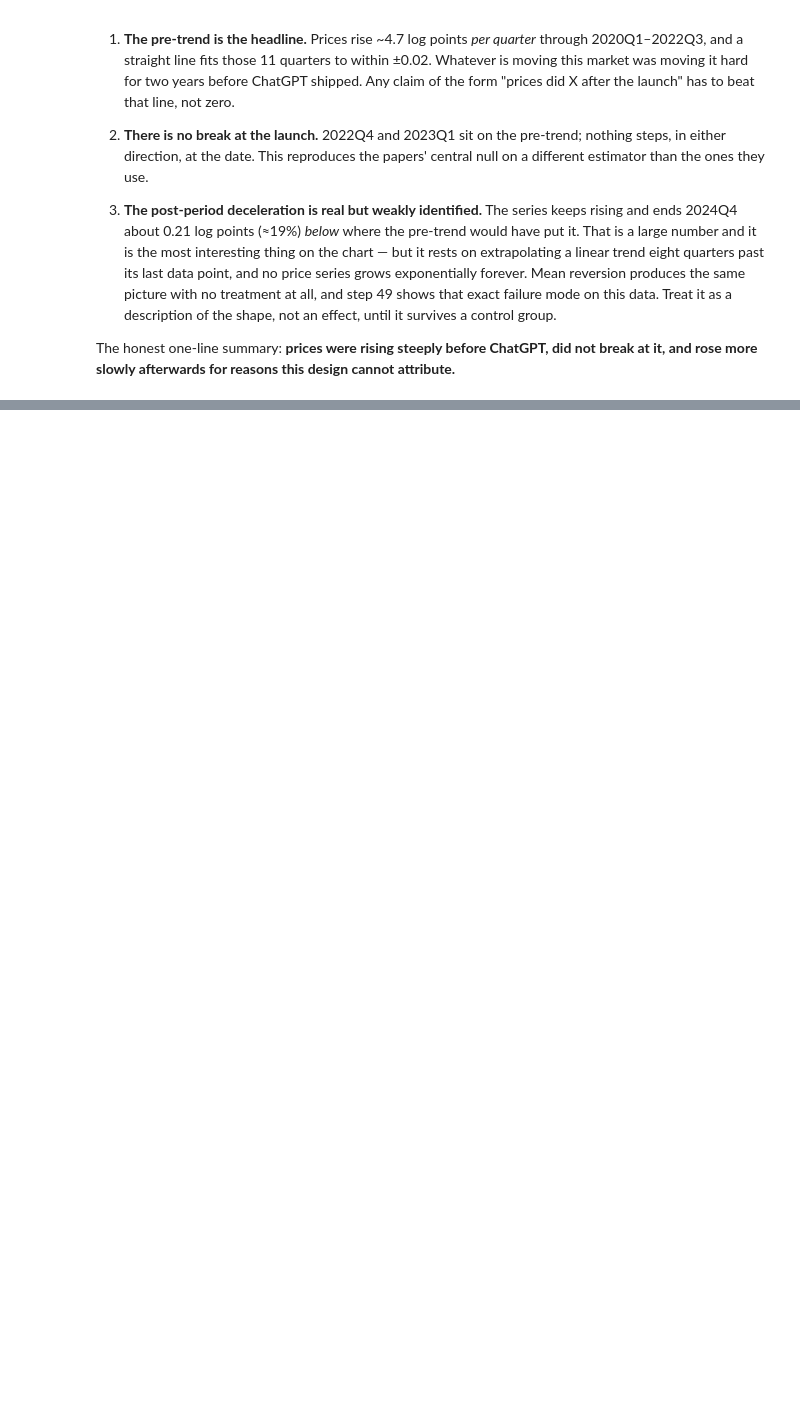
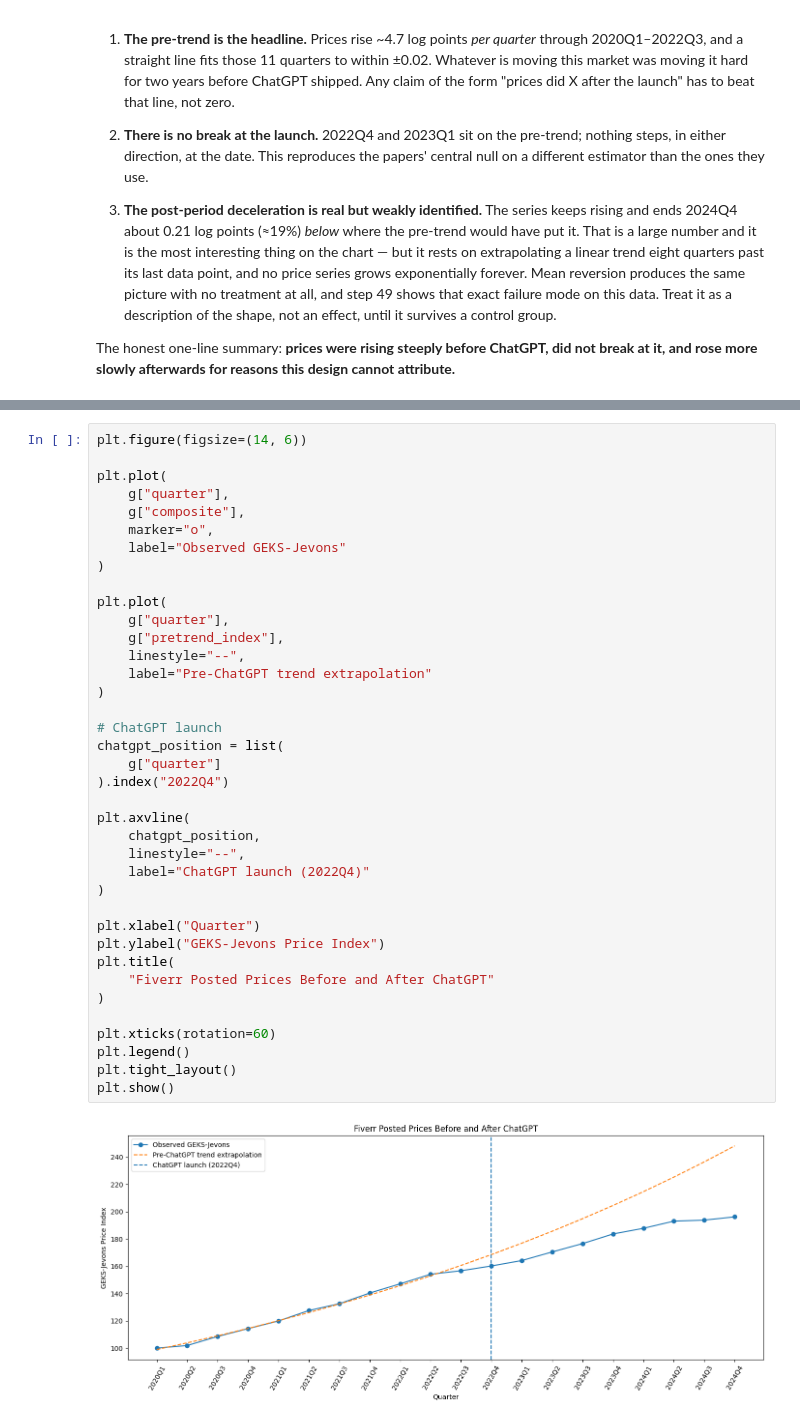
Before and after one commit to AISmithLab/IntelligencePriceIndex, a Jupyter notebook: notebooks/00-explore.ipynb, the cells around one changed output, grey strips where cells are left out. Cells and saved outputs as stored; diff of their text form; blank space fills up the shorter version.

```diff
--- a/notebooks/00-explore.ipynb
+++ b/notebooks/00-explore.ipynb
@@ -407,0 +656,40 @@ attribute.**
+# %%
+plt.figure(figsize=(14, 6))
+
+plt.plot(
+    g["quarter"],
+    g["composite"],
+    marker="o",
+    label="Observed GEKS-Jevons"
+)
+
+plt.plot(
+    g["quarter"],
+    g["pretrend_index"],
+    linestyle="--",
+    label="Pre-ChatGPT trend extrapolation"
+)
+
+# ChatGPT launch
+chatgpt_position = list(
+    g["quarter"]
+).index("2022Q4")
+
+plt.axvline(
+    chatgpt_position,
+    linestyle="--",
+    label="ChatGPT launch (2022Q4)"
+)
+
+plt.xlabel("Quarter")
+plt.ylabel("GEKS-Jevons Price Index")
+plt.title(
+    "Fiverr Posted Prices Before and After ChatGPT"
+)
+
+plt.xticks(rotation=60)
+plt.legend()
+plt.tight_layout()
+plt.show()
+# %% [output]
+[figure, added]
```
Also changed, not shown: parts of 21 cells of this notebook.
